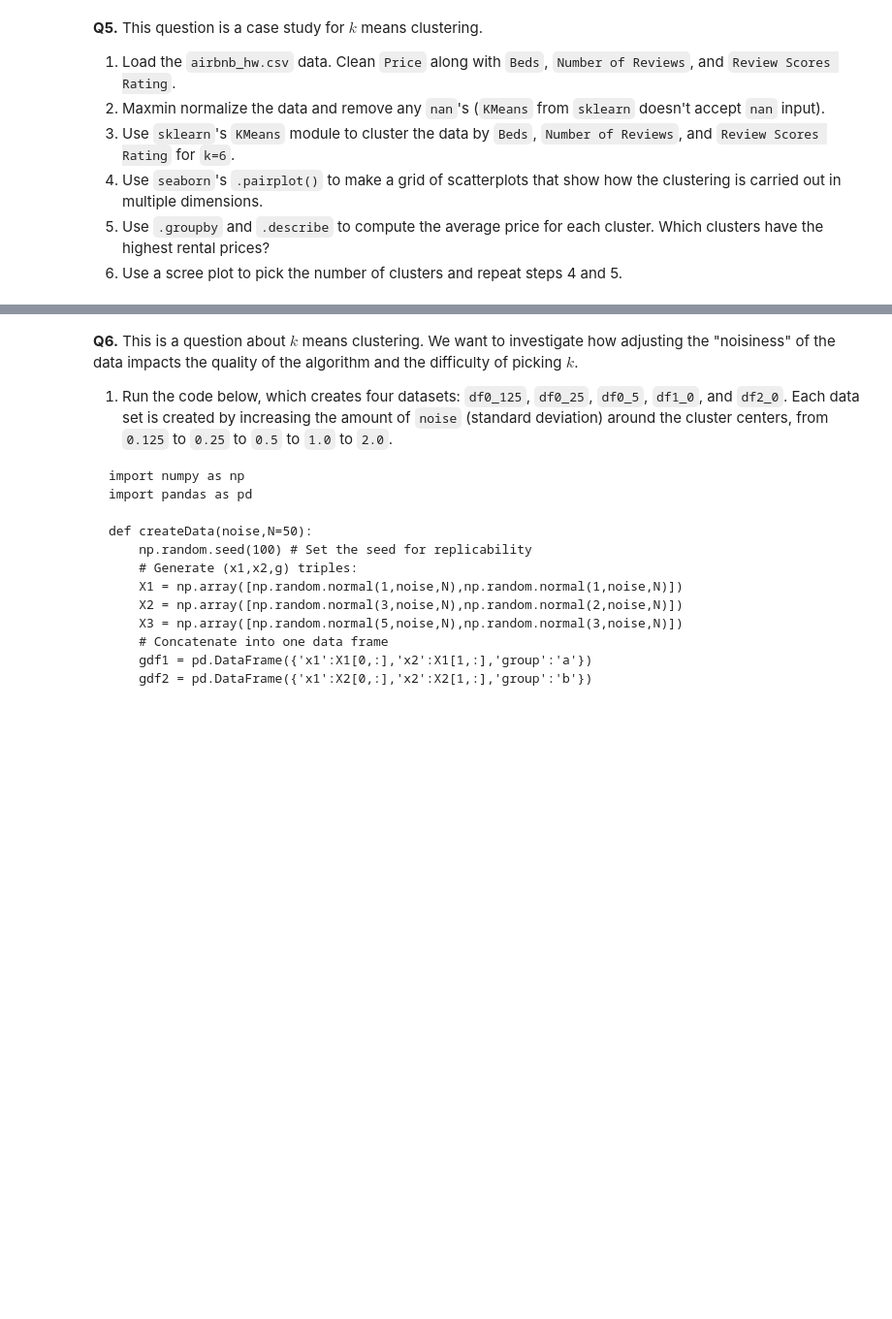
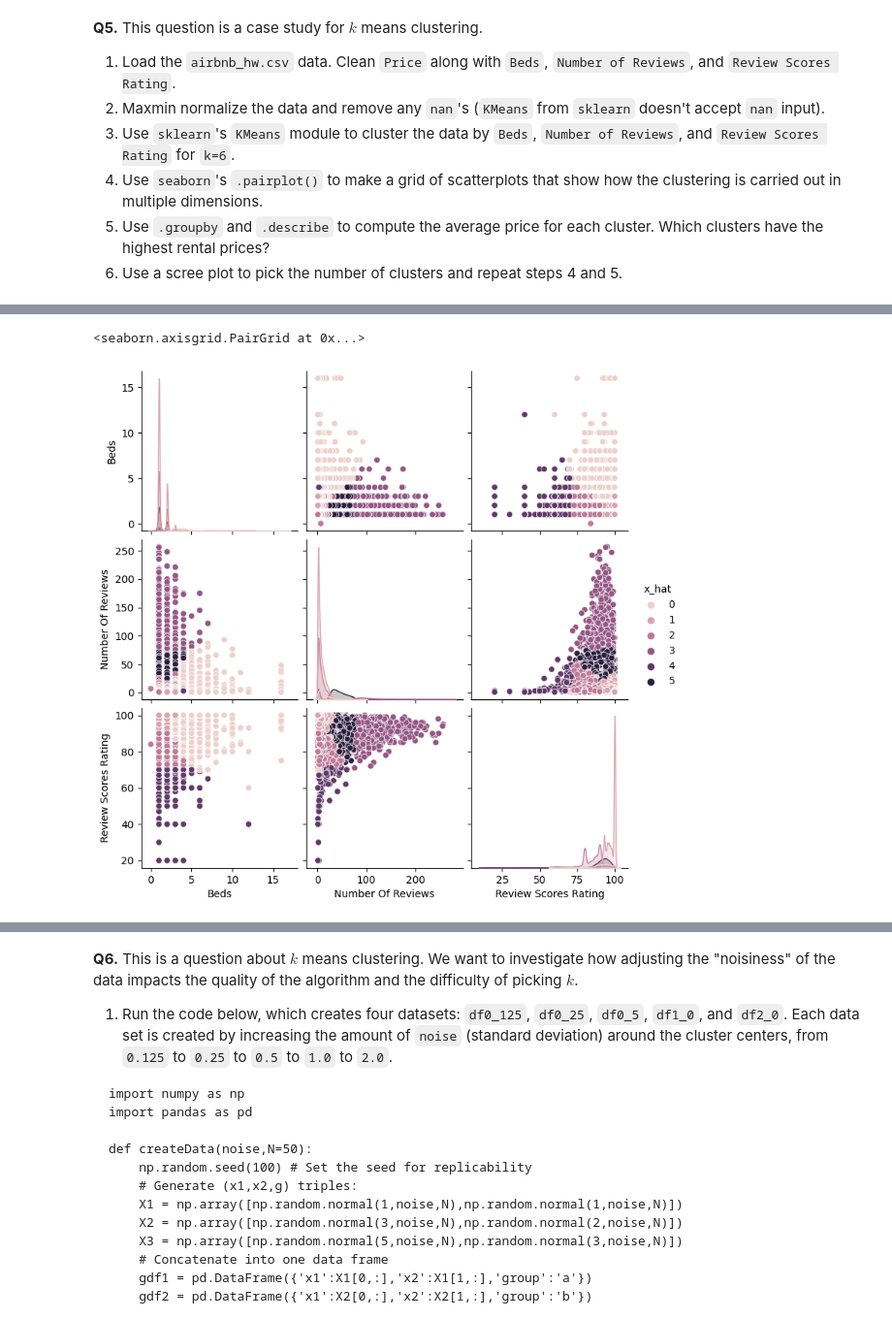
Before and after one commit to charlie-perez-35/assignment3, a Jupyter notebook: assignment_knn_and_kmc.ipynb, the cells around one changed output, grey strips where cells are left out. Shown at 97% size. Cells and saved outputs as stored; diff of their text form; code cells hidden in the pictures; blank space fills up the shorter version.

```diff
--- a/assignment_knn_and_kmc.ipynb
+++ b/assignment_knn_and_kmc.ipynb
@@ -419,0 +508,8 @@ OK, those are the data: Labels attached to handwritten digits encoded as a matri
+# %%
+df[var] = df[var].astype('str')
+df[var] = df[var].str.replace(',', '')
+df[var] = pd.to_numeric(df[var], errors='coerce')
+# %%
+print('After coercion: \n', df[var].describe(),'\n')
+df[var+'_nan'] = df[var].isnull()
+print('Total missing: \n', sum(df[var+'_nan']),'\n')
@@ -419,0 +641,20 @@ OK, those are the data: Labels attached to handwritten digits encoded as a matri
+# %%
+# seems pretty chill and successful
+
+# import KMeans and normalize the lads
+
+from sklearn.cluster import KMeans
+
+def maxmin(x):
+    x = (x-min(x))/(max(x)-min(x))
+    return x
+
+y = drop_X['Price']
+# assuming that price needs to stay intact in this situation given what we're gonna do with it
+
+X = drop_X.loc[ : , ['Beds', 'Number Of Reviews', 'Review Scores Rating'] ]
+
+X = X.apply(maxmin)
+
+print(X.describe(), '\n')
+print(y.describe(), '\n')
@@ -419,0 +681,20 @@ OK, those are the data: Labels attached to handwritten digits encoded as a matri
+# %%
+# time to cluster
+# q5.3
+
+model = KMeans(n_clusters=6, max_iter=300, n_init = 10, random_state=0)
+
+# Fit the kmc model:
+model = model.fit(X)
+
+# Predict values:
+drop_X['x_hat'] = model.predict(X)
+# %%
+#q5.4
+
+vars = ['Beds', 'Number Of Reviews', 'Review Scores Rating']
+
+sns.pairplot(data=drop_X, vars=vars, hue='x_hat')
+# %% [output]
+<seaborn.axisgrid.PairGrid at 0x...>
+[figure, added]
```
Also changed, not shown: parts of 27 cells of this notebook.
